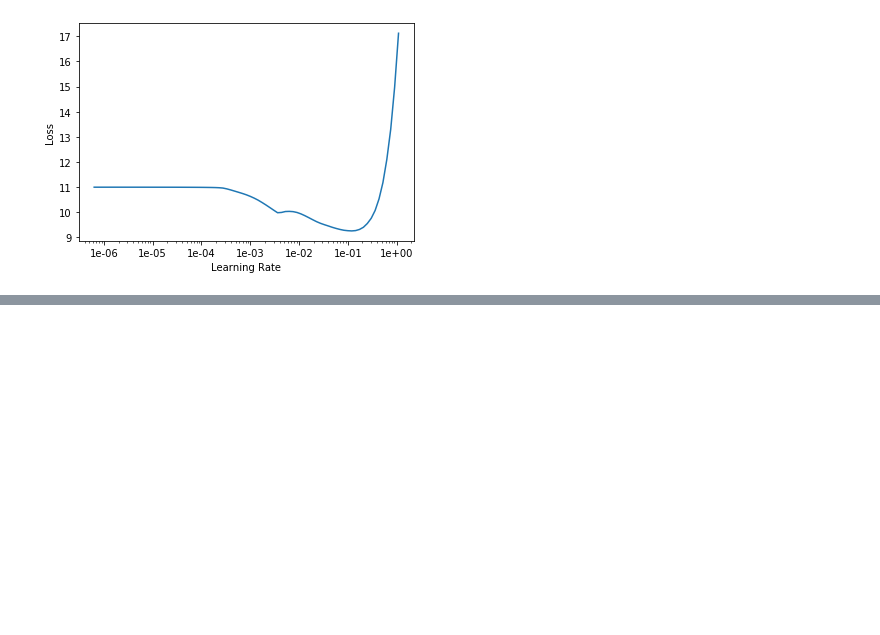
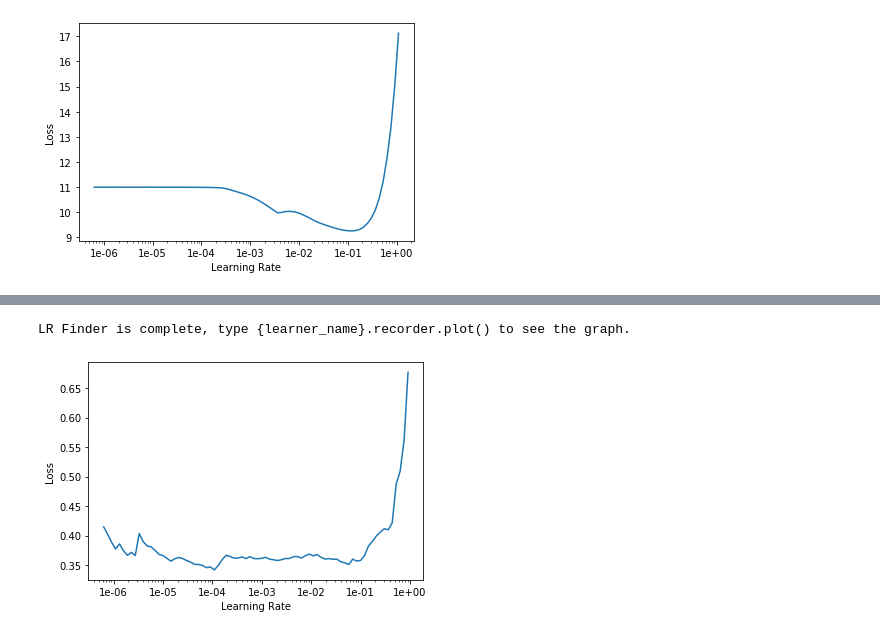
Before and after one commit to Sylar257/Non-English-language-NLP, a Jupyter notebook: Training of backward Vietnamese language model.ipynb, the cells around one changed output, grey strips where cells are left out. Saved outputs shown, nothing was run; the diff lists cells and outputs as text; code cells hidden in the pictures; blank space fills up the shorter version.

```diff
--- a/Training of backward Vietnamese language model.ipynb
+++ b/Training of backward Vietnamese language model.ipynb
@@ -91,0 +204,3 @@ learn.data.vocab.save(mdl_path/(lm_fns[1] + '.pkl'))
+# %%
+lr=5e-3
+learn_c.fit_one_cycle(5, lr, moms=(0.8, 0.7))
@@ -91,0 +214,5 @@ learn.data.vocab.save(mdl_path/(lm_fns[1] + '.pkl'))
+# %%
+learn_c.freeze_to(-2)
+learn_c.lr_find()
+learn_c.recorder.plot()
+# %% [output]
@@ -91,0 +220,2 @@ learn.data.vocab.save(mdl_path/(lm_fns[1] + '.pkl'))
+LR Finder is complete, type {learner_name}.recorder.plot() to see the graph.
+[figure, added]
```
Also changed, not shown: parts of 25 cells of this notebook, 1 other file.
